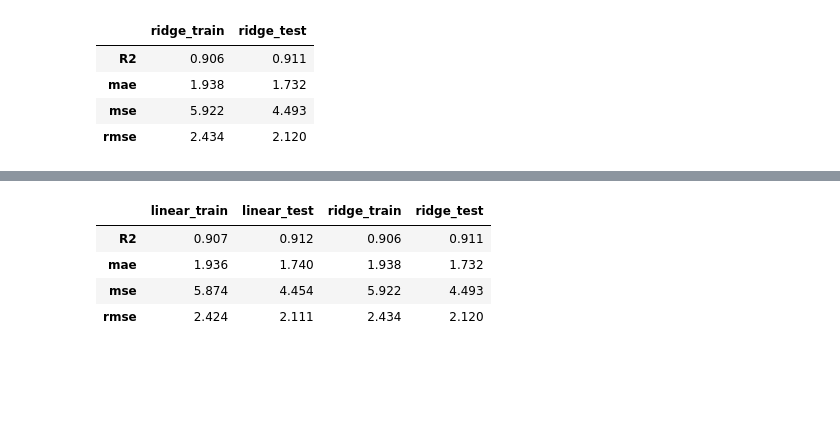
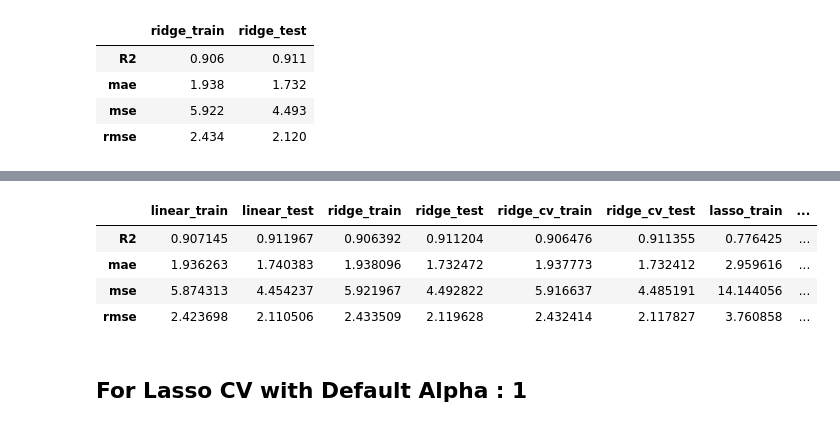
Before and after one commit to bugeki/workshops, a Jupyter notebook: cement_slump_notebook.ipynb, the cells around one changed output, grey strips where cells are left out. Saved outputs shown, nothing was run; the diff lists cells and outputs as text; code cells hidden in the pictures; blank space fills up the shorter version.

```diff
--- a/cement_slump_notebook.ipynb
+++ b/cement_slump_notebook.ipynb
@@ -425,0 +544,4 @@ rs
+# %%
+ridge_cv_model = RidgeCV(alphas=alpha_space, cv = 10, scoring= "neg_root_mean_squared_error")
+# %%
+ridge_cv_model.fit(X_train_scaled, y_train)
@@ -425,0 +567,6 @@ rs
+# %%
+y_pred = ridge_cv_model.predict(X_test_scaled)
+y_train_pred = ridge_cv_model.predict(X_train_scaled)  # Ridge( alpha = 0.91)
+# %%
+rcs = train_val(y_train, y_train_pred, y_test, y_pred, "ridge_cv")    ## en iyi alfaya rağmen çok değişmedi çünkü data düzgün, regul.. grek duymuyor
+rcs
@@ -426,8 +631,10 @@ rs
 # %%
-pd.concat([ls, rs], axis=1)
+pd.concat([ls, rs, rcs, lss], axis = 1)
 # %% [output]
-|  | linear_train | linear_test | ridge_train | ridge_test |
-| R2 | 0.907 | 0.912 | 0.906 | 0.911 |
-| mae | 1.936 | 1.740 | 1.938 | 1.732 |
-| mse | 5.874 | 4.454 | 5.922 | 4.493 |
-| rmse | 2.424 | 2.111 | 2.434 | 2.120 |
+|  | linear_train | linear_test | ridge_train | ridge_test | ridge_cv_train | ridge_cv_test | lasso_train | ... |
+| R2 | 0.907145 | 0.911967 | 0.906392 | 0.911204 | 0.906476 | 0.911355 | 0.776425 | ... |
+| mae | 1.936263 | 1.740383 | 1.938096 | 1.732472 | 1.937773 | 1.732412 | 2.959616 | ... |
+| mse | 5.874313 | 4.454237 | 5.921967 | 4.492822 | 5.916637 | 4.485191 | 14.144056 | ... |
+| rmse | 2.423698 | 2.110506 | 2.433509 | 2.119628 | 2.432414 | 2.117827 | 3.760858 | ... |
+# %% [markdown]
+## For Lasso CV with Default Alpha : 1
```
Also changed, not shown: parts of 122 cells of this notebook.
